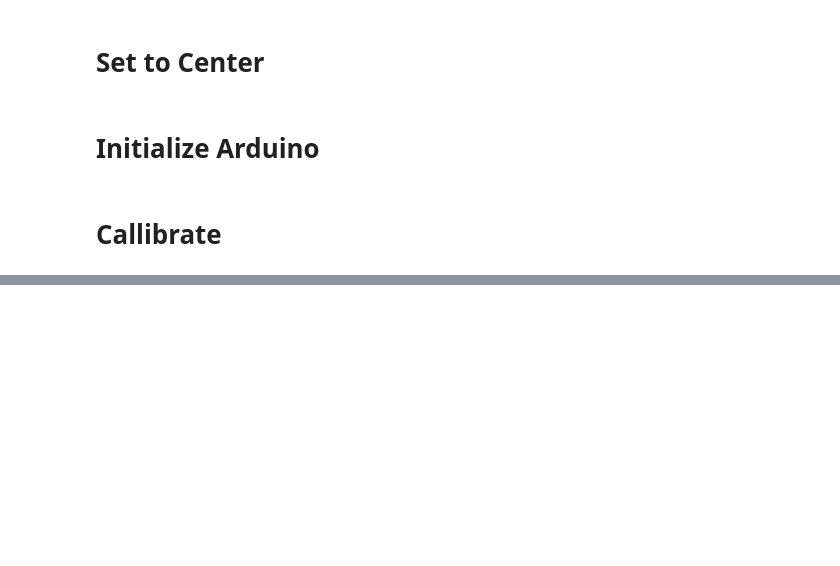
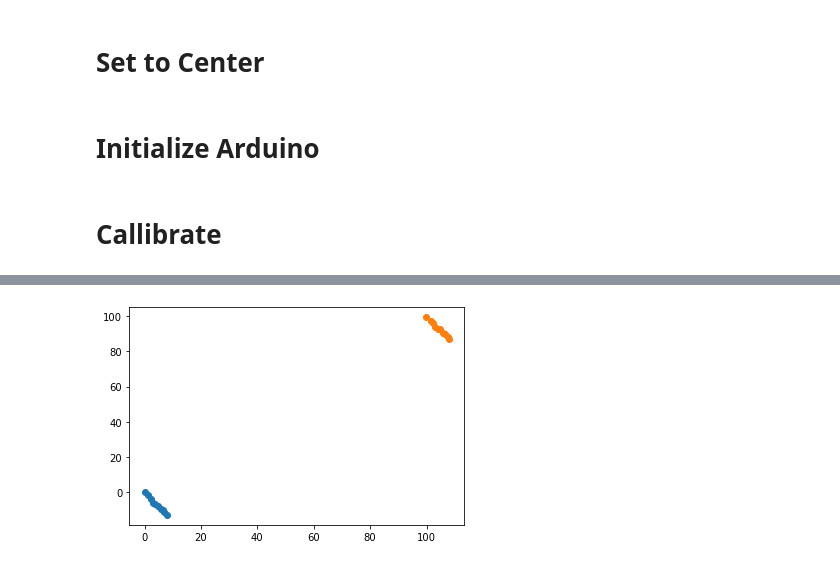
Before and after one commit to madamoniem/Optical-Sensor-Callibrator-for-Stage, a Jupyter notebook: calibration_script.ipynb, the cells around one changed output, grey strips where cells are left out. Drawn from its saved outputs; the diff is of its cells as text; code cells hidden in the pictures; blank space fills up the shorter version.

```diff
--- a/calibration_script.ipynb
+++ b/calibration_script.ipynb
@@ -13,9 +16,7 @@ import seaborn as sns
 # %%
 # initialize stage instance and zero axes
-stage = motion_stage()
-stage.home_axes()
-x_center = 800.0  # in mm
-y_center = 430.0  # in mm
+x_center = 1160.0  # in mm
+y_center = 260.0  # in mm
 stage.move_x_absolute(x_center)
 stage.move_y_absolute(y_center)
 
@@ -155,0 +174,87 @@ Calibration factor for Y: 0.02617115938236064
+# %%
+initial_x = []
+initial_y = []
+final_x = []
+final_y = []
+calibration_factors_x = []
+calibration_factors_y = []
+for i in range(len(calibration_results)):
+    initial_x.append(calibration_results[i]['Initial_Sensor_X'])
+    initial_y.append(calibration_results[i]['Initial_Sensor_Y'])
+    final_x.append(calibration_results[i]['Final_Sensor_X'])
+    final_y.append(calibration_results[i]['Final_Sensor_Y'])
+    calibration_factors_x.append(calibration_results[i]['Calibration_Factor_X'])
+    calibration_factors_y.append(calibration_results[i]['Calibration_Factor_Y'])
+initial_x = np.array(initial_x)
+initial_y = np.array(initial_y)
+final_x = np.array(final_x)
+final_y = np.array(final_y)
+calibration_factors_x = np.array(calibration_factors_x)
+calibration_factors_y = np.array(calibration_factors_y)
+
+mean_calibration_factor_x = np.mean(calibration_factors_x)
+mean_calibration_factor_y = np.mean(calibration_factors_y)
+
+plt.figure()
+plt.scatter(mean_calibration_factor_x*(initial_x - initial_x[0]), mean_calibration_factor_y*(initial_y - initial_y[0]))
+plt.scatter(mean_calibration_factor_x*final_x, mean_calibration_factor_y*final_y)
+plt.show()
+
+%matplotlib inline
+rc = {"font.size": 15,
+      "font.family": 'Times New Roman',
+      "mathtext.fontset": "stix"}
+plt.rcParams.update(rc)
+
+plt.figure()
+plt.scatter(mean_calibration_factor_x*(initial_x - initial_x[0]), mean_calibration_factor_y*(initial_y - initial_y[0]), label='Start Positions')
+plt.scatter(mean_calibration_factor_x*final_x, mean_calibration_factor_y*final_y, label='End Positions')
+plt.xlabel('$x$ (mm)')
+plt.ylabel('$y$ (mm)')
+plt.legend(frameon=False)
+plt.show()
+# Creating a function to calculate distance
+def calculate_distance(x1, y1, x2, y2):
+    return np.sqrt((x2 - x1) ** 2 + (y2 - y1) ** 2)
+
+# Get the mean calibration factors
+mean_calibration_factor_x = np.mean(calibration_factors_x)
+mean_calibration_factor_y = np.mean(calibration_factors_y)
+
+# Convert sensor units to mm
+initial_x_mm = mean_calibration_factor_x * (initial_x - initial_x[0])
+initial_y_mm = mean_calibration_factor_y * (initial_y - initial_y[0])
+final_x_mm = mean_calibration_factor_x * final_x
+final_y_mm = mean_calibration_factor_y * final_y
+
+# Calculate the mean initial and final positions
+mean_initial_x_mm = np.mean(initial_x_mm)
+mean_initial_y_mm = np.mean(initial_y_mm)
+mean_final_x_mm = np.mean(final_x_mm)
+mean_final_y_mm = np.mean(final_y_mm)
+
+# Calculate the distances of each point from the mean initial and final positions
+initial_distances_mm = calculate_distance(initial_x_mm, initial_y_mm, mean_initial_x_mm, mean_initial_y_mm)
+final_distances_mm = calculate_distance(final_x_mm, final_y_mm, mean_final_x_mm, mean_final_y_mm)
+
+# Plot the start and end positions
+plt.figure()
+plt.scatter(initial_x_mm, initial_y_mm, label='Start Positions')
+plt.scatter(final_x_mm, final_y_mm, label='End Positions')
+
+# Mark the mean initial and final positions
+plt.scatter(mean_initial_x_mm, mean_initial_y_mm, color='green', s=100, label='Expected Start')
+plt.scatter(mean_final_x_mm, mean_final_y_mm, color='red', s=100, label='Expected Stop')
+
+plt.xlabel('$x$ (mm)')
+plt.ylabel('$y$ (mm)')
+plt.legend(frameon=False)
+plt.show()
+
+# Print out descriptive statistics for the distances of each start and stop position from the mean start and stop positions
+print("\nDescriptive statistics for Start Distance (in mm):")
+print(np.mean(initial_distances_mm), np.std(initial_distances_mm))
+print("\nDescriptive statistics for Stop Distance (in mm):")
+print(np.mean(final_distances_mm), np.std(final_distances_mm))
+# %% [output]
+[figure, added]
```
Also changed, not shown: parts of 5 cells of this notebook.
